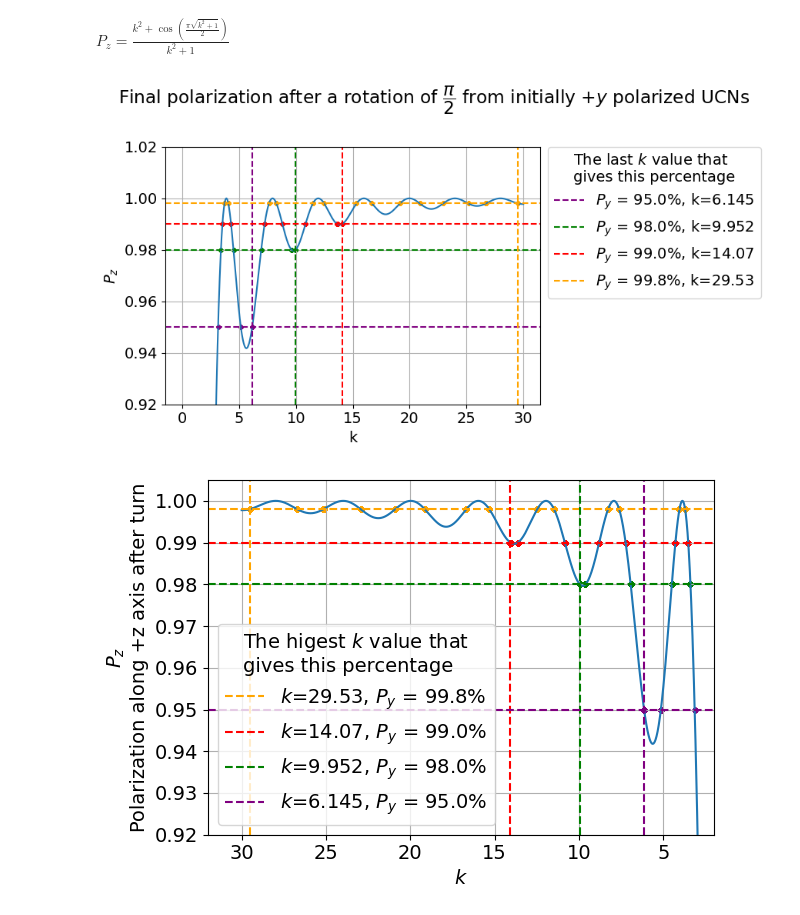
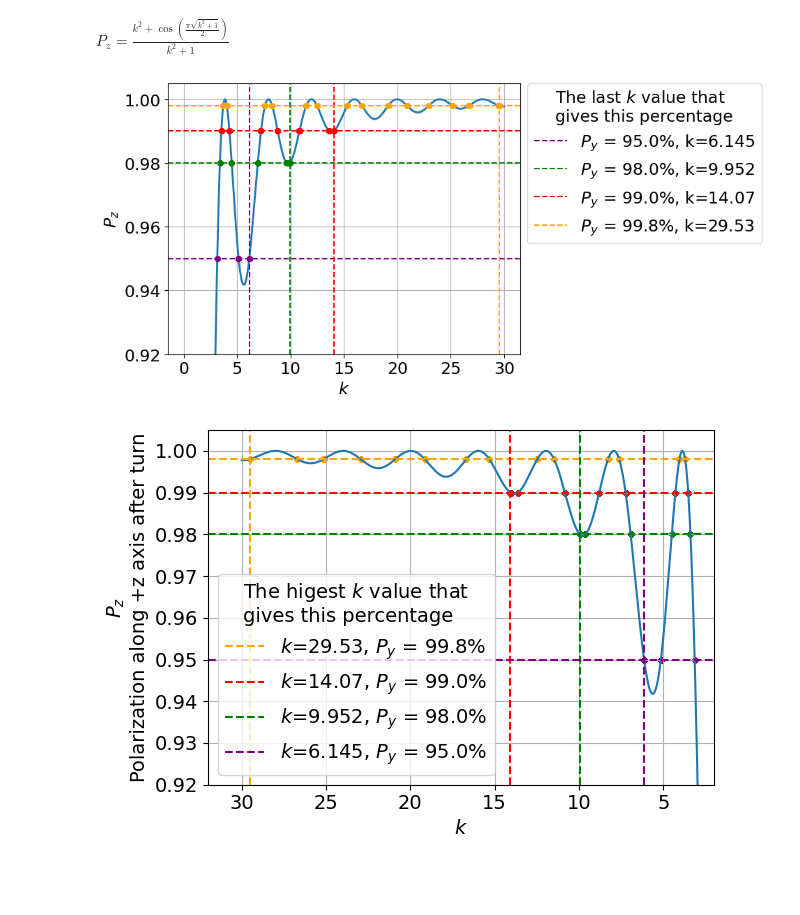
Before and after one commit to eklem1/AdiabaticSpinTransp, a Jupyter notebook: AdiabaticParameterRequirements.ipynb, the cells around one changed output. Drawn from its saved outputs; the diff is of its cells as text; code cells hidden in the pictures; blank space fills up the shorter version.

```diff
--- a/AdiabaticParameterRequirements.ipynb
+++ b/AdiabaticParameterRequirements.ipynb
@@ -72,24 +91,27 @@ $\displaystyle k = \frac{6.21460809842219}{\pi} = 1.97817119648563$
 # %%
 #plotting the polarization along the intial axis in terms of k
-def P_straight(k):
-    return 1-np.exp(-np.pi*k)
+plt.rcParams.update({'font.size': 17})
+fig = plt.figure(figsize=(10, 5))
 
 k_arr = np.linspace(0, 3, 1000)
-plt.rcParams.update({'font.size': 12})
+# plt.rcParams.update({'font.size': 12})
 
 plt.plot(k_arr, P_straight(k_arr))
-plt.axvline(x=P_95, color='purple', linestyle='--', label=f"$P_y$ = 95%, k={P_95:.4}")
-plt.axvline(x=P_98, color='g', linestyle='--', label=f"$P_y$ = 98%, k={P_98:.4}")
-plt.axvline(x=P_99, color='r', linestyle='--', label=f"$P_y$ = 99%, k={P_99:.4}")
-plt.axvline(x=P_999, color='orange', linestyle='--', label=f"$P_y$ = 99.9%, k={P_999:.4}")
+plt.axvline(x=P_95, color='purple', linestyle='--', label=f"$P_y$ = 95.0%, $k={P_95:.4}$")
+plt.axvline(x=P_98, color='g', linestyle='--', label=f"$P_y$ = 98.0%, $k={P_98:.4}$")
+plt.axvline(x=P_99, color='r', linestyle='--', label=f"$P_y$ = 99.0%, $k={P_99:.4}$")
+plt.axvline(x=P_999, color='orange', linestyle='--', label=f"$P_y$ = 99.9%, $k={P_999:.4}$")
 
 # plt.title("Values of $k$ for specific polarization along intial axis")
-plt.title("Resulting polarization from $P^y_0 = +1$ for a given $k$")
+# plt.title("Resulting polarization from $P^y_0 = +1$ for a given $k$")
 
-plt.xlabel('k')
+plt.xlabel('$k$')
 plt.ylabel('$P_y$')
 plt.grid()
-plt.legend()
-plt.savefig('Photos/Kgraphs_req_straight.pdf')
+plt.legend(bbox_to_anchor=(1.0, 1), loc="upper left")
+plt.tight_layout()
+
+plt.savefig('thesisPlots/Kgraphs_req_straight.pdf')
+# plt.savefig('Photos/Kgraphs_req_straight.pdf')
 plt.show()
 # %% [output]
@@ -251,37 +314,42 @@ $\displaystyle P_{z} = \frac{k^{2} + \cos{\left(\frac{\pi \sqrt{k^{2} + 1}}{2} \
 
 # print(zArr)
 # %%
-fig, ax1 = plt.subplots(1,1, figsize=(9,5), sharex=True, sharey=True)
-plt.suptitle("Final polarization after a rotation of $\dfrac{\pi}{2}$ from initially $+y$ polarized UCNs")
+plt.rcParams.update({'font.size': 17})
+# fig = plt.figure(figsize=(10, 5))
+
+fig, ax1 = plt.subplots(1,1, figsize=(10,5), sharex=True, sharey=True)
+# plt.suptitle("Final polarization after a rotation of $\dfrac{\pi}{2}$ from initially $+y$ polarized UCNs")
 # Values of $k$
 
 colorArr = ['purple', 'g', 'r', 'orange', 'blue']
 
 j = 0
 i = 2
 
-ax1.plot(lotsK, P_vec(t, lotsK, LFS_arr[j])[i])
+ax1.plot(lotsK, P_vec(t, lotsK, LFS_arr[j])[i], linewidth=2)
 ax1.set_ylabel(f"${direction_lab[i]}$")
 ax1.grid()
 if i==2:
     for n, Per in enumerate(precent):
 
         ax1.axhline(y=Per/100, color=colorArr[n], linestyle='--', alpha=1)
 #                           label=f"$P_y$ = {Per}%", alpha=0.4) #, k={v:.4}")
-        ax1.scatter(zArr[n], Per/100*np.ones(len(zArr[n])), marker='o',  s=10, color=colorArr[n])
+        ax1.scatter(zArr[n], Per/100*np.ones(len(zArr[n])), marker='o',
+                    s=25, color=colorArr[n], zorder=10)
 
         ax1.axvline(x=zArr[n][-1], color=colorArr[n], linestyle='--',
                     label=f"$P_y$ = {Per}%, k={zArr[n][-1]:.4}")
 
 ax1.legend(title="The last $k$ value that \ngives this percentage", bbox_to_anchor=(1.02, 1), loc='upper left', borderaxespad=0)
 
-ax1.set_ylim(0.92, 1.02)
-ax1.set_xlabel("k")
+ax1.set_ylim(0.92, 1.005)
+ax1.set_xlabel("$k$")
 plt.tight_layout()
-plt.savefig('Photos/Kgraphs_req.pdf')
+plt.savefig('thesisPlots/Kgraphs_req.pdf')
+# plt.savefig('Photos/Kgraphs_req.pdf')
 plt.show()
 # %% [output]
-[figure, old version]
+[figure, new version]
 # %%
 fig, ax1 = plt.subplots(1,1, figsize=(6.5,4.5))
 # plt.suptitle("Final polarization after a rotation of $90^\circ$ from initially $+y$ polarized UCNs")
```
Also changed, not shown: parts of 7 cells of this notebook, 8 other files.
